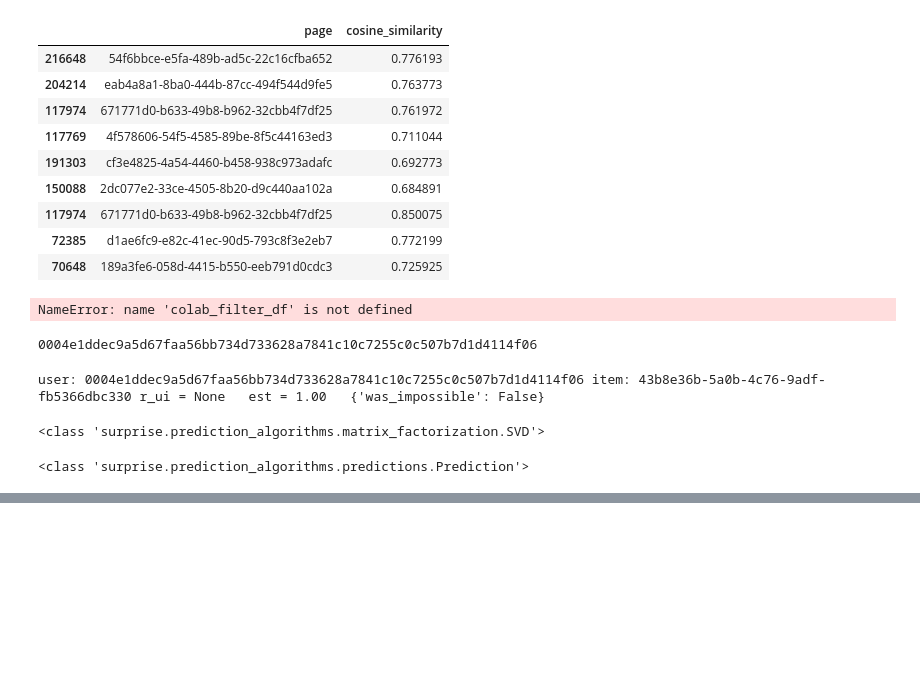
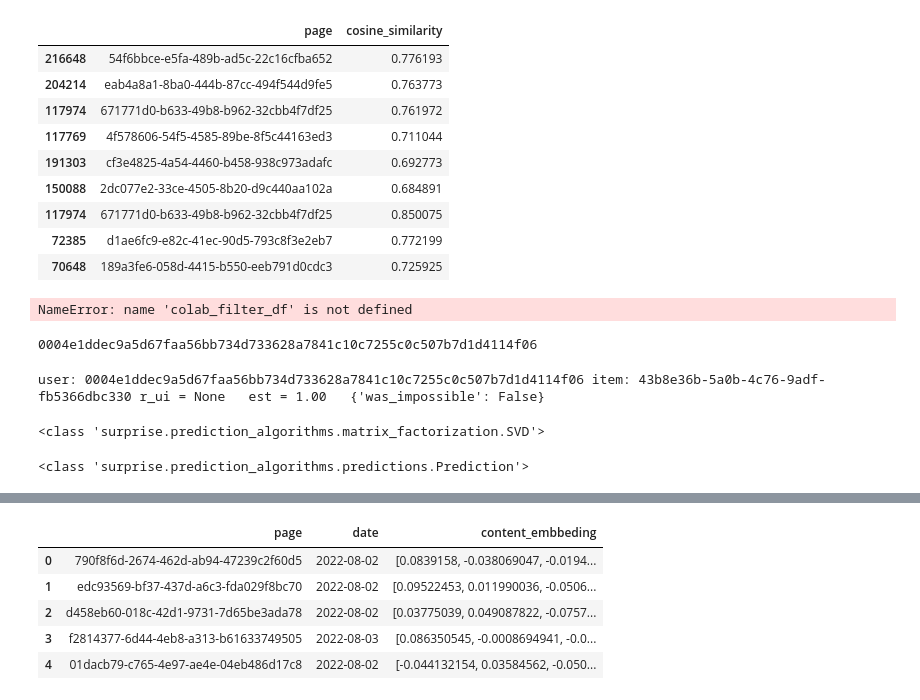
Before and after one commit to BrisaNascimento/globo_recommendation_fiap, a Jupyter notebook: globo_recommendation_fiap/data/challenge_files/notebook_julio.ipynb, the cells around one changed output, grey strips where cells are left out. Drawn from its saved outputs; the diff is of its cells as text; code cells hidden in the pictures; blank space fills up the shorter version.

```diff
--- a/globo_recommendation_fiap/data/challenge_files/notebook_julio.ipynb
+++ b/globo_recommendation_fiap/data/challenge_files/notebook_julio.ipynb
@@ -398,0 +402,3 @@ print(type(prediction))
+# %%
+news_base = pd.read_parquet('local/content_embedding_cleaned.parquet')
+recent_news = pd.read_parquet('local/recent_news.parquet')
@@ -398,0 +414,9 @@ print(type(prediction))
+# %%
+recent_news.head()
+# %% [output]
+|  | page | date | content_embbeding |
+| 0 | 790f8f6d-2674-462d-ab94-47239c2f60d5 | 2022-08-02 | [0.0839158, -0.038069047, -0.0194... |
+| 1 | edc93569-bf37-437d-a6c3-fda029f8bc70 | 2022-08-02 | [0.09522453, 0.011990036, -0.0506... |
+| 2 | d458eb60-018c-42d1-9731-7d65be3ada78 | 2022-08-02 | [0.03775039, 0.049087822, -0.0757... |
+| 3 | f2814377-6d44-4eb8-a313-b61633749505 | 2022-08-03 | [0.086350545, -0.0008694941, -0.0... |
+| 4 | 01dacb79-c765-4e97-ae4e-04eb486d17c8 | 2022-08-02 | [-0.044132154, 0.03584562, -0.050... |
```
Also changed, not shown: parts of 7 cells of this notebook, 1 other file.
